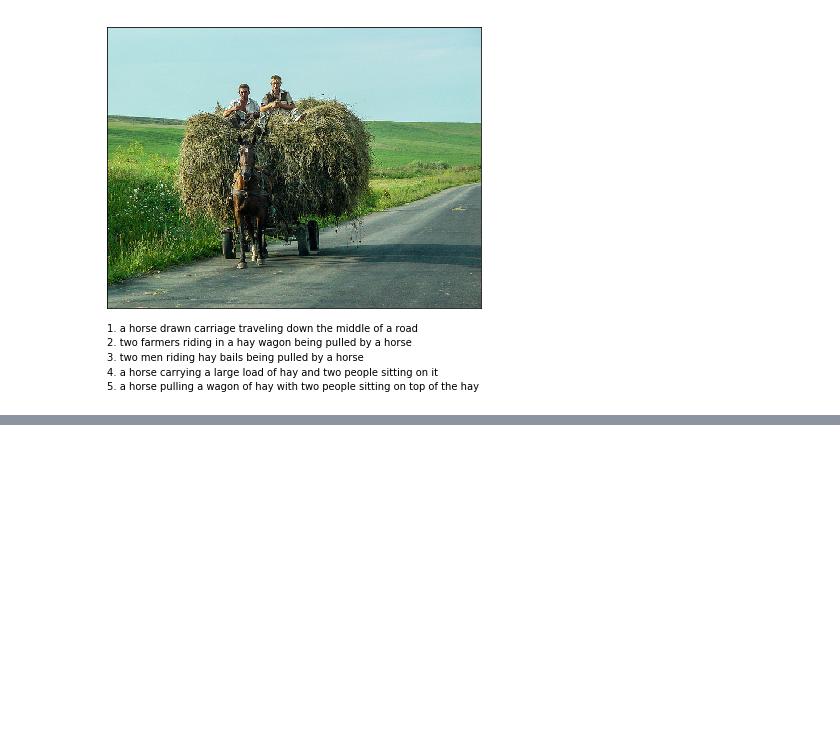
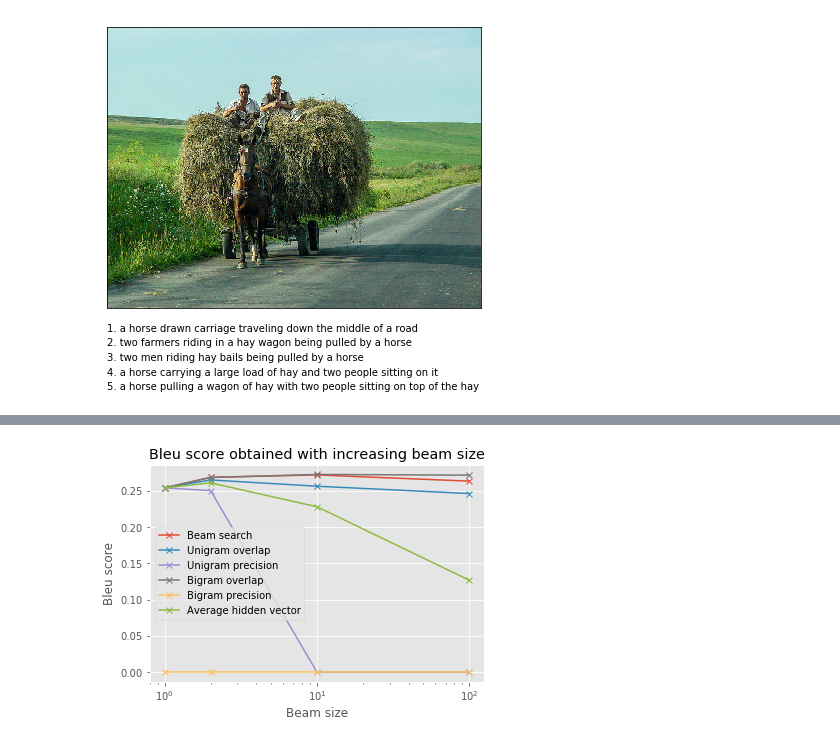
Before and after one commit to seb5666/image_captions, a Jupyter notebook: evaluation/Figures.ipynb, the cells around one changed output, grey strips where cells are left out. Drawn from its saved outputs; the diff is of its cells as text; code cells hidden in the pictures; blank space fills up the shorter version.

```diff
--- a/evaluation/Figures.ipynb
+++ b/evaluation/Figures.ipynb
@@ -100,0 +119,15 @@ plt.savefig('../../dissertation/figs/example_image.png', dpi=300, bbox_inches='t
+# %%
+plt.plot(beam_sizes, beam_bleu_scores, 'x-', label='Beam search')
+plt.plot(beam_sizes, unigram_overlap_bleu_scores, 'x-', label='Unigram overlap')
+plt.plot(beam_sizes, unigram_precision_bleu_scores, 'x-', label='Unigram precision')
+plt.plot(beam_sizes, bigram_overlap_bleu_scores, 'x-', label='Bigram overlap')
+plt.plot(beam_sizes, bigram_precision_bleu_scores, 'x-', label='Bigram precision')
+plt.plot(beam_sizes, hidden_vector_bleu_scores, 'x-', label='Average hidden vector')
+plt.xlabel('Beam size')
+plt.ylabel('Bleu score')
+plt.xscale('log')
+plt.title("Bleu score obtained with increasing beam size")
+plt.legend()
+plt.savefig('../../dissertation/figs/bleus.png', bbox_inches='tight')
+# %% [output]
+[figure, added]
```
Also changed, not shown: parts of 4 cells of this notebook, 1 other file.
